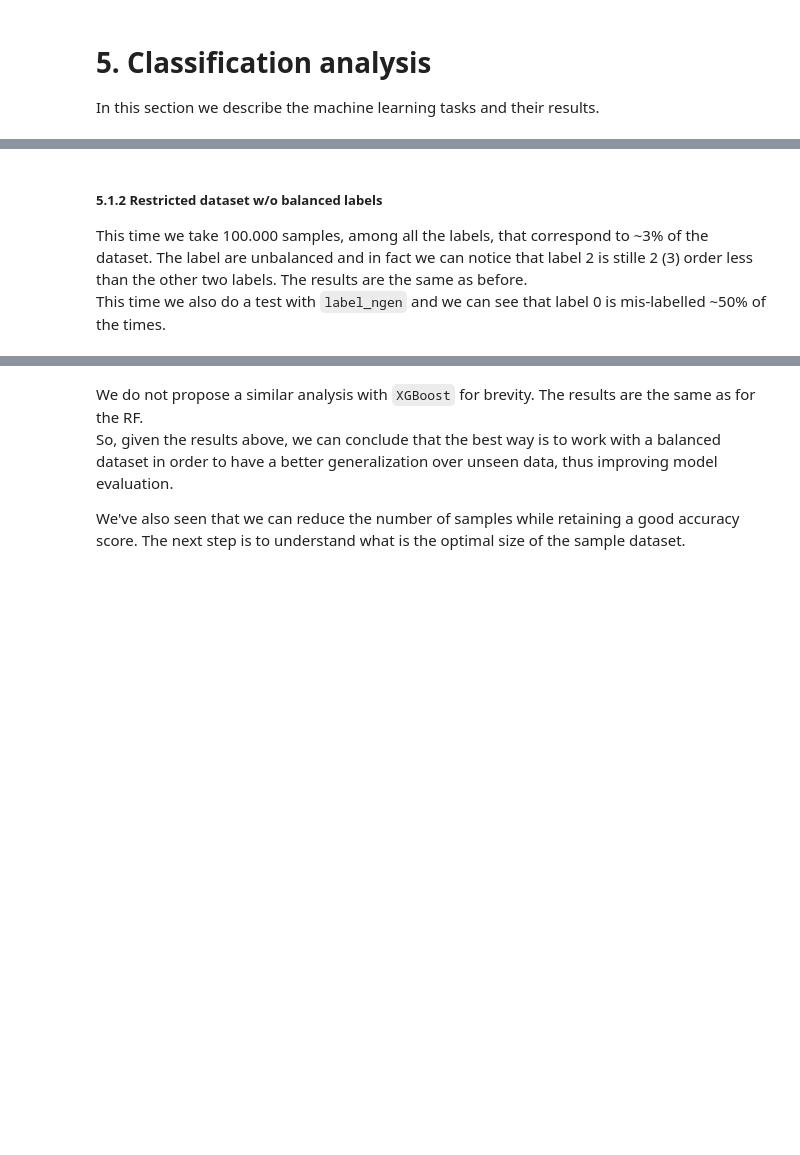
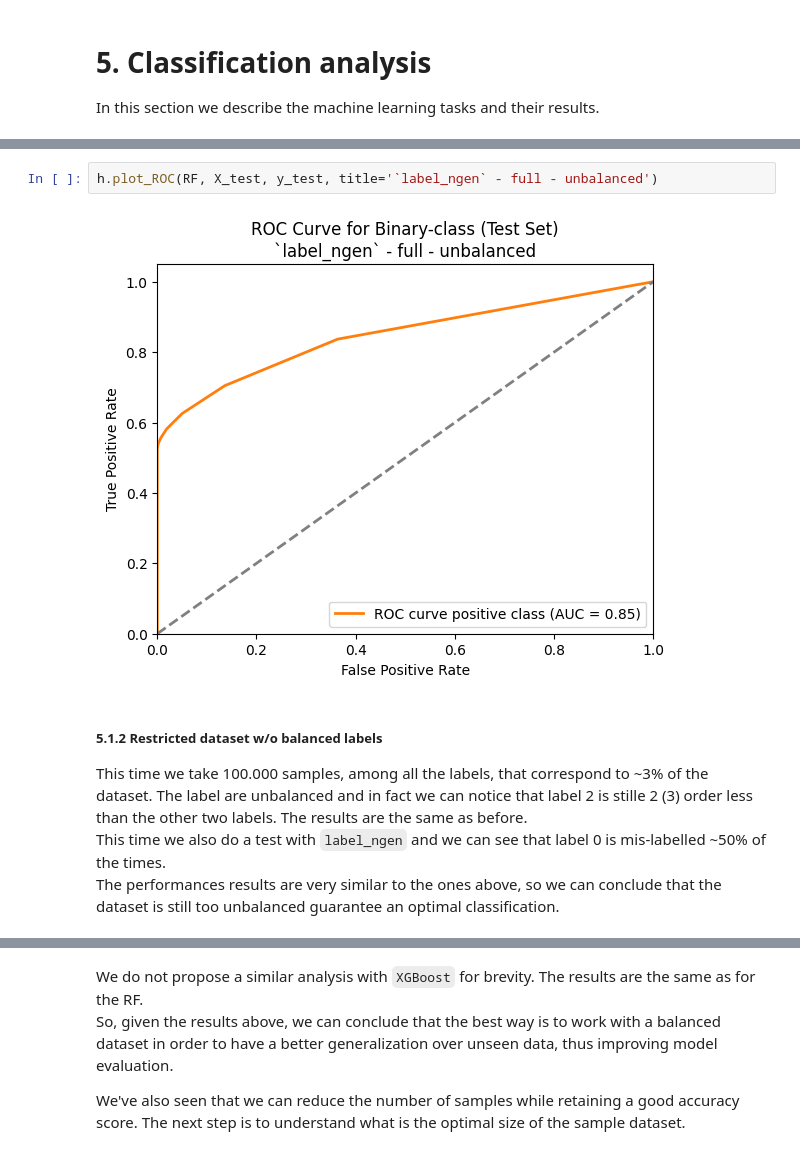
Before and after one commit to Berto70/hm_bbh, a Jupyter notebook: group_07_2324.ipynb, the cells around one changed output, grey strips where cells are left out. Drawn from its saved outputs; the diff is of its cells as text; blank space fills up the shorter version.

```diff
--- a/group_07_2324.ipynb
+++ b/group_07_2324.ipynb
@@ -192,7 +228,12 @@ Test score (Accuracy): 0.971031076289426
+# %%
+h.plot_ROC(RF, X_test, y_test, title='`label_ngen` - full - unbalanced')
+# %% [output]
+[figure, added]
 # %% [markdown]
 ##### 5.1.2 Restricted dataset w/o balanced labels
 This time we take 100.000 samples, among all the labels, that correspond to ~3% of the dataset. The label are unbalanced and in fact we can notice that label 2 is stille 2 (3) order less than the other two labels. The results are the same as before.
 This time we also do a test with `label_ngen` and we can see that label 0 is mis-labelled ~50% of the times.
+The performances results are very similar to the ones above, so we can conclude that the dataset is still too unbalanced guarantee an optimal classification.
 # %%
 X, y, X_train, y_train, X_test, y_test = h.data_preprocessing(df, n_sample=100_000, label='label', test_size=0.2, balanced_label=False)
 
```
Also changed, not shown: parts of 30 cells of this notebook.
